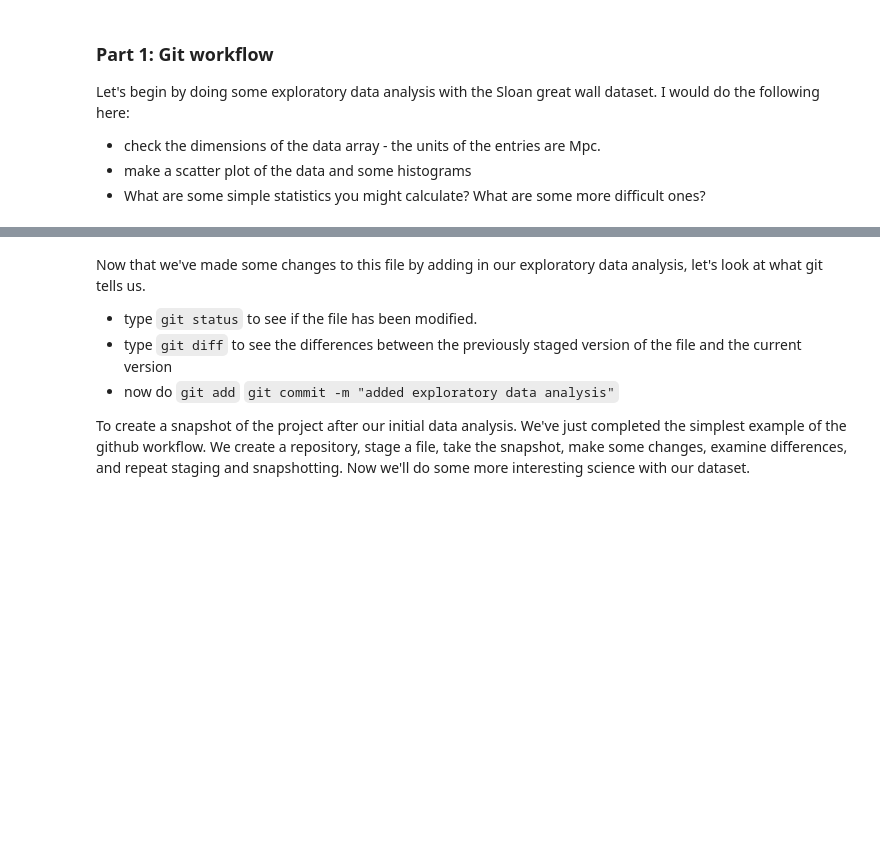
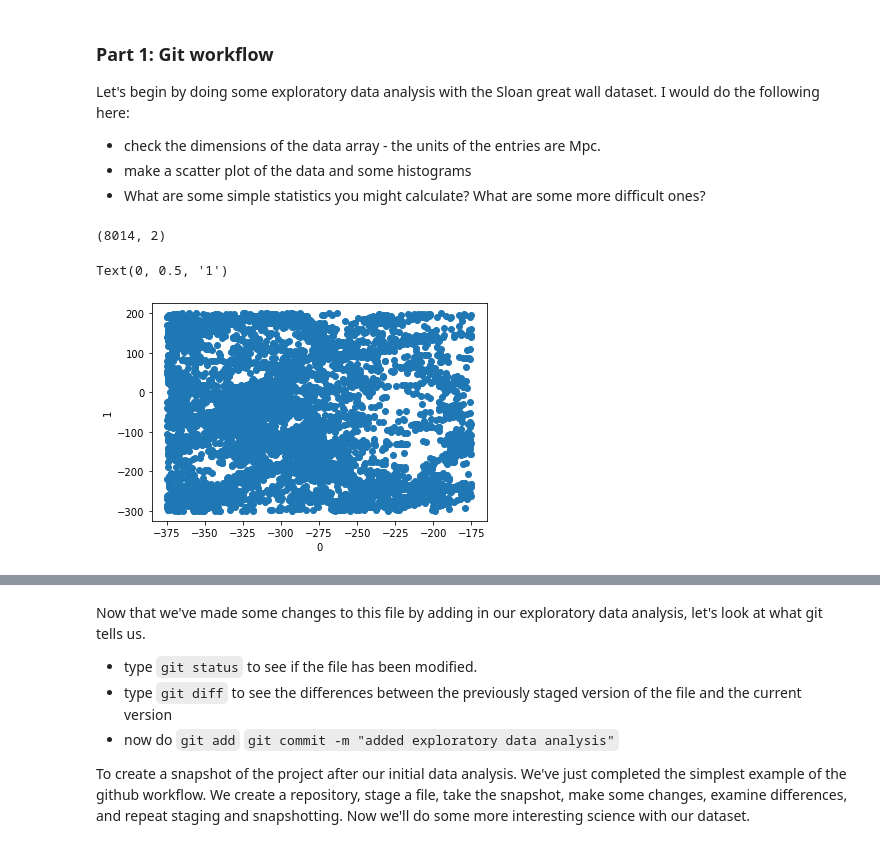
Before and after one commit to Yashvi-Sharma/GreatWallHaySha, a Jupyter notebook: DSFP_intro_2_git.ipynb, the cells around one changed output, grey strips where cells are left out. Saved outputs shown, nothing was run; the diff lists cells and outputs as text; code cells hidden in the pictures; blank space fills up the shorter version.

```diff
--- a/DSFP_intro_2_git.ipynb
+++ b/DSFP_intro_2_git.ipynb
@@ -46,3 +46,13 @@ Let's begin by doing some exploratory data analysis with the Sloan great wall da
 * What are some simple statistics you might calculate? What are some more difficult ones?
 # %%
 # exploratory data analysis goes here
+X.shape
+# %% [output]
+(8014, 2)
+# %%
+plt.scatter(X[:,0],X[:,1])
+plt.xlabel('0')
+plt.ylabel('1')
+# %% [output]
+Text(0, 0.5, '1')
+[figure, added]
```
Also changed, not shown: parts of 2 cells of this notebook, 1 other file.
